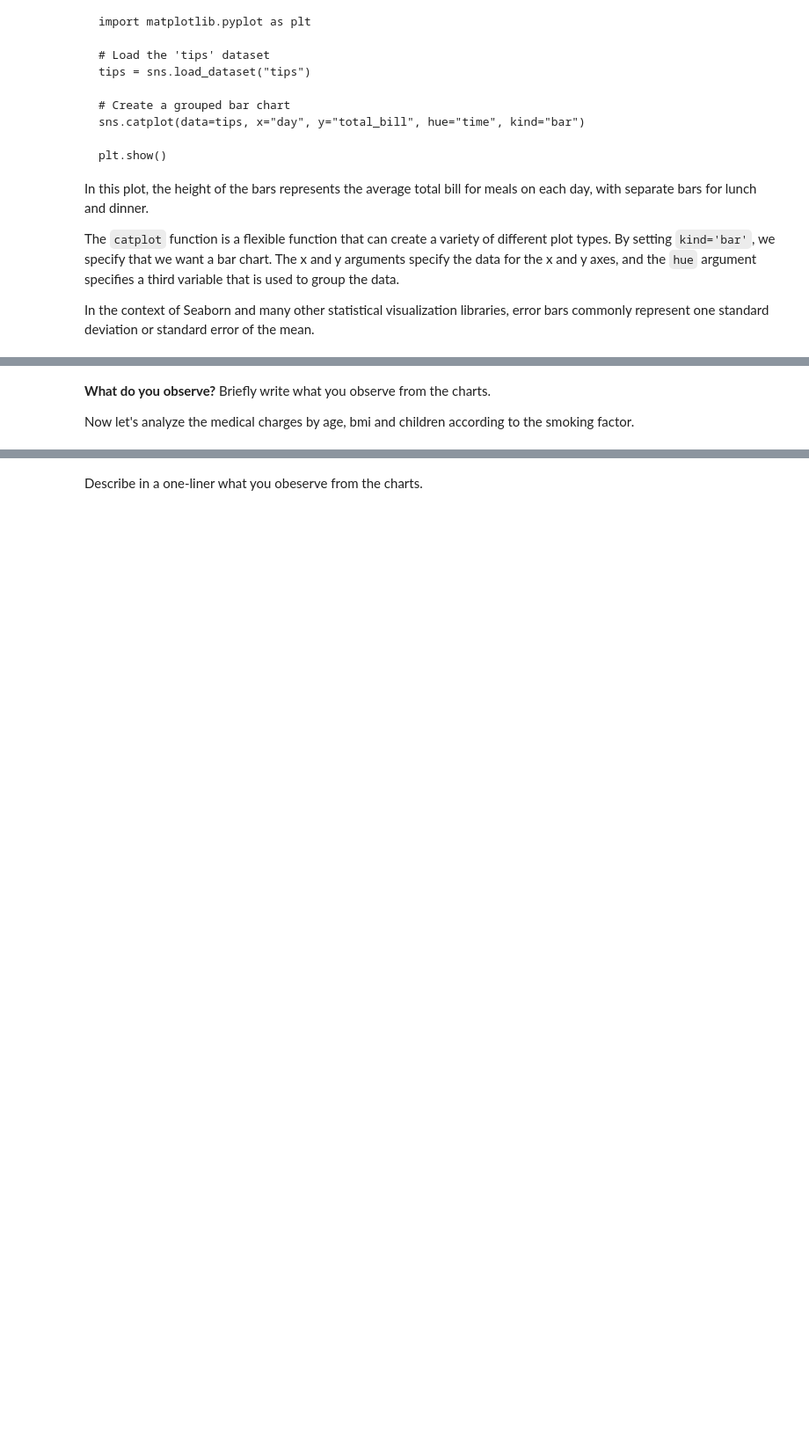
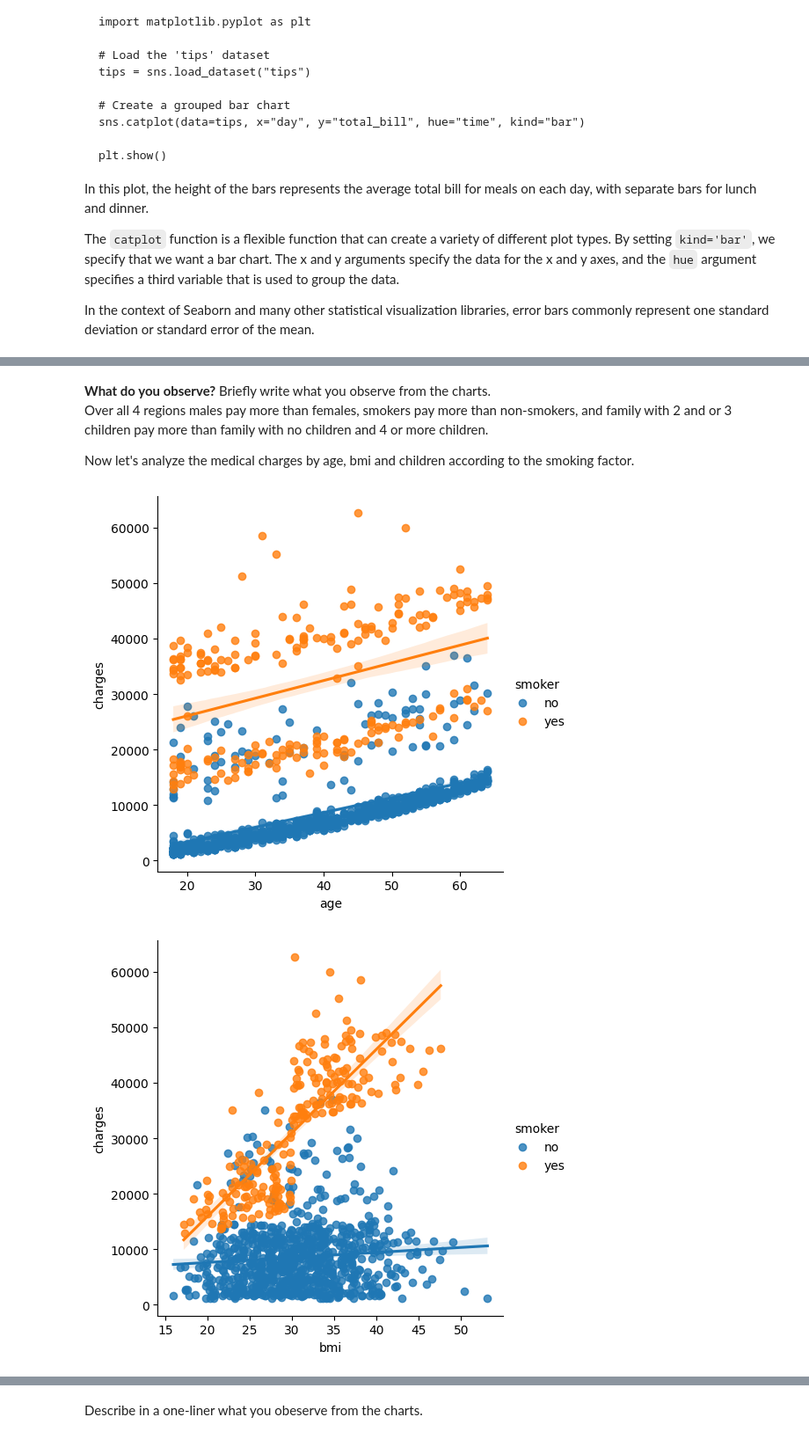
Before and after one commit to jluover9000/Spring2024_SENG474_ML_Course, a Jupyter notebook: Assignment1/1_medical_costs_post.ipynb, the cells around one changed output, grey strips where cells are left out. Shown at 88% size. Cells and saved outputs as stored; diff of their text form; code cells hidden in the pictures; blank space fills up the shorter version.

```diff
--- a/Assignment1/1_medical_costs_post.ipynb
+++ b/Assignment1/1_medical_costs_post.ipynb
@@ -172,8 +184,16 @@ In the context of Seaborn and many other statistical visualization libraries, er
 # %% [markdown]
 **What do you observe?** Briefly write what you observe from the charts.
+<br>Over all 4 regions males pay more than females, smokers pay more than non-smokers, and family with 2 and or 3 children pay more than family with no children and 4 or more children.
 
 Now let's analyze the medical charges by age, bmi and children according to the smoking factor.
 # %%
 # using the lmplot() function of seaborn, build a scatter plot of age and insurance costs, hue by smoker
 # build a second scatter plot of bmi and insurance costs, hue by smoker
 # build a third scatter plot of children and insurance costs, hue by smoker
+sns.lmplot(data=medical, x='age', y='charges', hue='smoker', scatter=True)
+sns.lmplot(data=medical, x='bmi', y='charges', hue='smoker', scatter=True)
+sns.lmplot(data=medical, x='children', y='charges', hue='smoker', scatter=True)
+plt.show()
+# %% [output]
+[figure, added]
+[figure, added]
```
Also changed, not shown: parts of 19 cells of this notebook.
